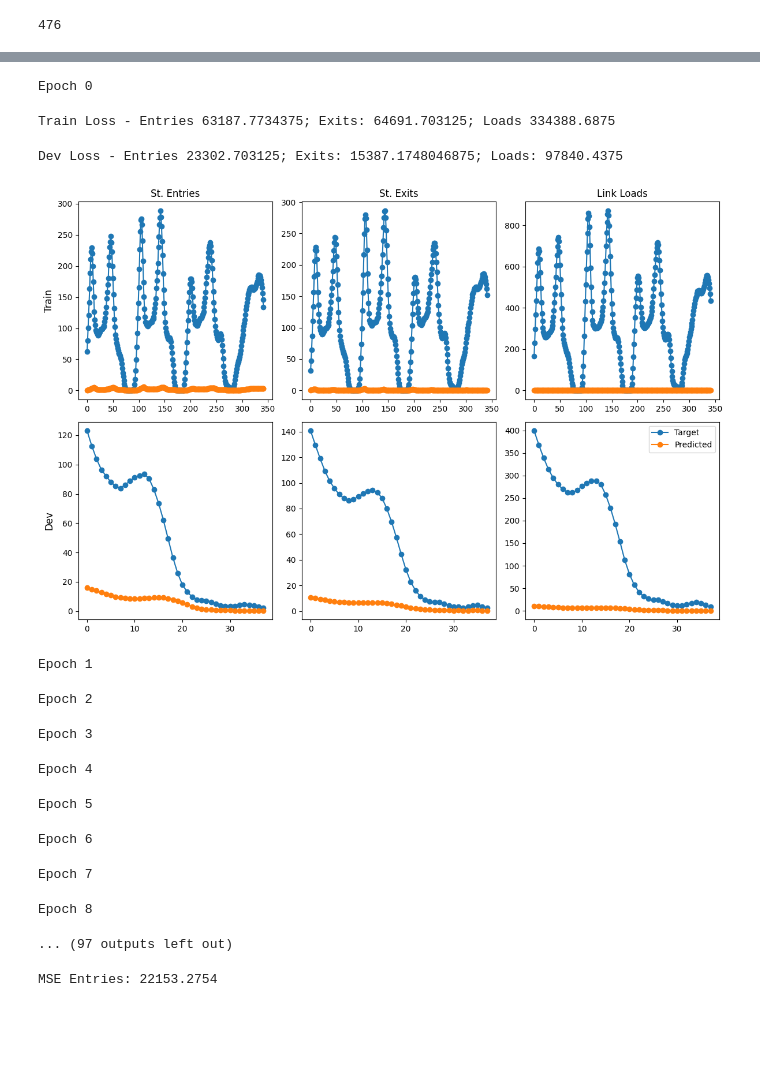
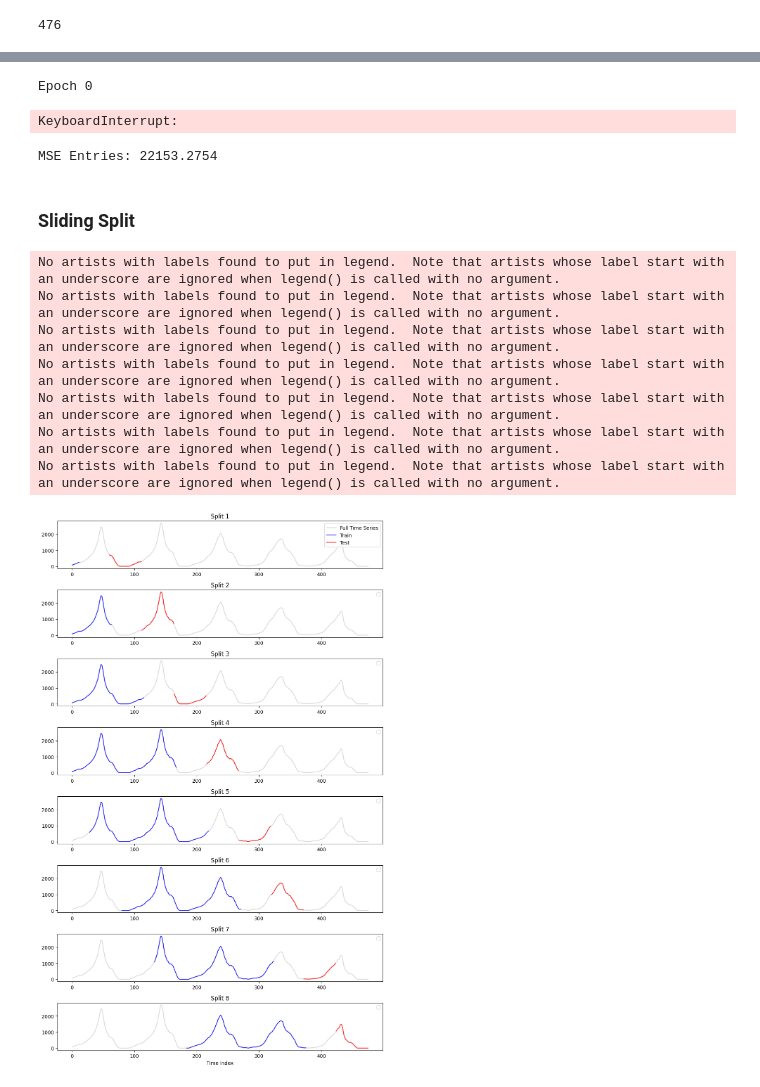
Before and after one commit to SerranoAdrian/FlowForecasting, a Jupyter notebook: test_pg_temporal.ipynb, the cells around one changed output, grey strips where cells are left out. Saved outputs shown, nothing was run; the diff lists cells and outputs as text; code cells hidden in the pictures; blank space fills up the shorter version.

Commit message:
add plotly animations + sliding split

```diff
--- a/test_pg_temporal.ipynb
+++ b/test_pg_temporal.ipynb
@@ -131,0 +155,2 @@ df_snap_link_loads = df_snap_link_loads.reset_index()
+# %%
+df_snap_link_loads['new_index'] = (df_snap_link_loads['weekday_idx'])*df_snap_link_loads['quarter_hour_idx'].max()+ df_snap_link_loads['quarter_hour_idx']
@@ -257,9 +374,11 @@ class RecurrentGCN(torch.nn.Module):
 # %%
 model = RecurrentGCN(num_lag_features=lag, num_date_features=2)
 optimizer = torch.optim.Adam(model.parameters(), lr=0.01)
+# criterion =torch.nn.
 criterion =torch.nn.MSELoss()
 # criterion =torch.nn.L1Loss()
-epochs = 100
+epochs = 10
+epoch_plot = epochs // 10
 
 num_stations = numbat_dev_dataset[0].x.shape[0]
 num_links = numbat_dev_dataset[0].edge_index.shape[1]
@@ -311,7 +430,7 @@ for epoch in range(epochs):
     optimizer.step()
     optimizer.zero_grad()
 
-    if epoch%10 == 0:
+    if epoch%epoch_plot == 0:
         # print("Train Loss:", train_loss.item())
         print("Train Loss - Entries {}; Exits: {}; Loads {}".format(
             entries_train_loss.item(), exits_train_loss.item(), loads_train_loss.item()
@@ -387,18 +506,7 @@ for epoch in range(epochs):
         plt.show()
 # %% [output]
 Epoch 0
-Train Loss - Entries 63187.7734375; Exits: 64691.703125; Loads 334388.6875
+KeyboardInterrupt:
-Dev Loss - Entries 23302.703125; Exits: 15387.1748046875; Loads: 97840.4375
-[figure, removed]
-Epoch 1
-Epoch 2
-Epoch 3
-Epoch 4
-Epoch 5
-Epoch 6
-Epoch 7
-Epoch 8
-... (97 outputs left out)
 # %%
 model.eval()
 cost = 0
@@ -411,3 +519,55 @@ cost = cost.item()
 print("MSE Entries: {:.4f}".format(cost))
 # %% [output]
 MSE Entries: 22153.2754
+# %% [markdown]
+### Sliding Split
+# %%
+numbat_2023_ent_ex_dataset = StaticGraphTemporalSignal(
+    edge_index=edge_idx,
+    edge_weight=None,
+    features=station_entries_features,
+    targets=station_entries,
+    features_exits=station_exits_features,
+    targets_exits=station_exits,
+    features_loads=link_loads_features,
+    targets_loads=link_loads,
+)
+
+n_splits=8
+tscv = TimeSeriesSplit(
+    n_splits=n_splits,
+    max_train_size=192,
+    gap=48 #12 hours gap
+)
+# %%
+idx = random.randint(0, numbat_2023_ent_ex_dataset[0].x.shape[0] -1)
+
+fig, axes = plt.subplots(n_splits, 1, figsize=(10, 2 * n_splits))
+target_val = np.array([snapshot.y[idx] for snapshot in numbat_2023_ent_ex_dataset])
+
+# Loop over the splits and plot train/test sets separately
+for i, (train_index, test_index) in enumerate(tscv.split(list(numbat_2023_ent_ex_dataset))):
+    ax = axes[i]
+    # Plot the full series with low opacity for context
+    ax.plot(range(len(target_val)), target_val, color='gray', alpha=0.3, label='Full Time Series' if i == 0 else "")
+
+    # Highlight train and test sets
+    ax.plot(train_index, target_val[train_index], color='blue', alpha=0.8, label='Train' if i == 0 else "")
+    ax.plot(test_index, target_val[test_index], color='red', alpha=0.8, label='Test' if i == 0 else "")
+
+    ax.set_title(f"Split {i+1}")
+    ax.legend()
+
+# Adjust layout
+plt.xlabel("Time Index")
+plt.tight_layout()
+plt.show()
+# %% [output]
+No artists with labels found to put in legend.  Note that artists whose label start with an underscore are ignored when legend() is called with no argument.
+No artists with labels found to put in legend.  Note that artists whose label start with an underscore are ignored when legend() is called with no argument.
+No artists with labels found to put in legend.  Note that artists whose label start with an underscore are ignored when legend() is called with no argument.
+No artists with labels found to put in legend.  Note that artists whose label start with an underscore are ignored when legend() is called with no argument.
+No artists with labels found to put in legend.  Note that artists whose label start with an underscore are ignored when legend() is called with no argument.
+No artists with labels found to put in legend.  Note that artists whose label start with an underscore are ignored when legend() is called with no argument.
+No artists with labels found to put in legend.  Note that artists whose label start with an underscore are ignored when legend() is called with no argument.
+[figure, added]
```
Also changed, not shown: parts of 12 cells of this notebook, 1 other file.
